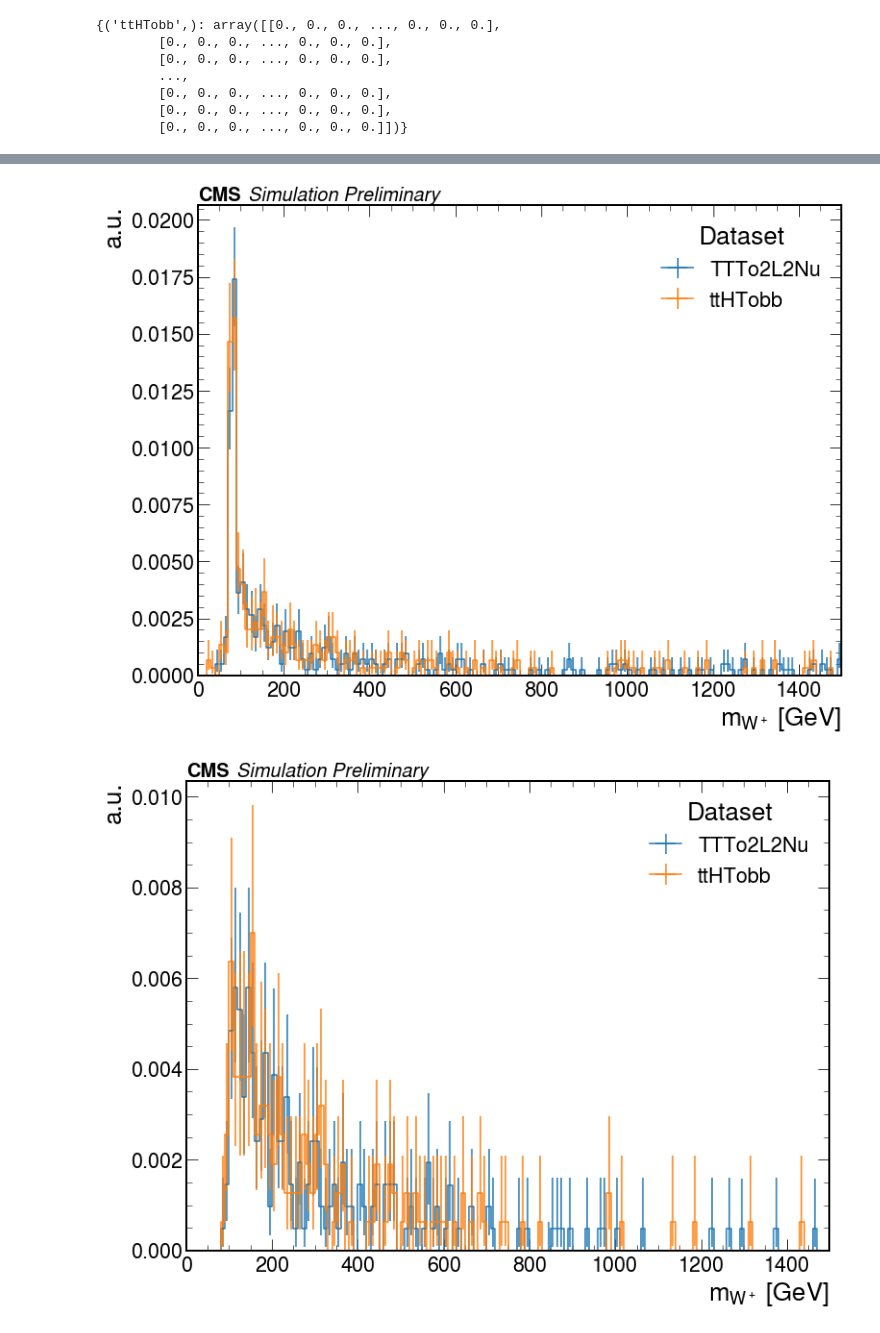
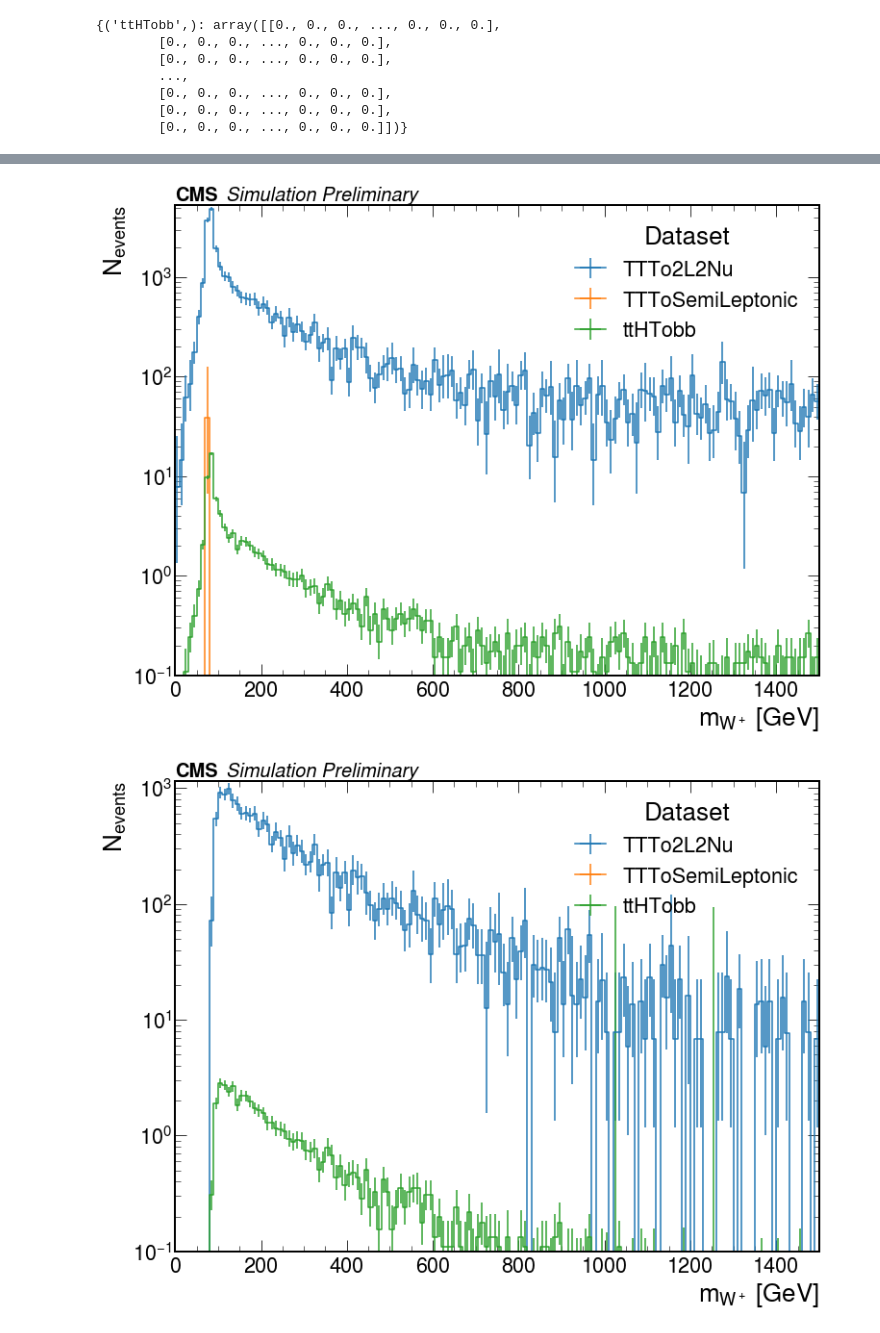
Before and after one commit to mmarchegiani/ttHbb, a Jupyter notebook: make_some_plots.ipynb, the cells around one changed output, grey strips where cells are left out. Drawn from its saved outputs; the diff is of its cells as text; code cells hidden in the pictures.

```diff
--- a/make_some_plots.ipynb
+++ b/make_some_plots.ipynb
@@ -31,0 +11,4 @@ output
+# %%
+#output = load("/work/mmarcheg/ttHbb/histograms/hists_dilepton_baseline_samples_t3local_2017_solvedmask.coffea")
+output = load("/work/mmarcheg/ttHbb/histograms/hists_dilepton_samples_TTTo2L2Nu_TTToSemiLeptonic_debug.coffea")
+output
@@ -52,6 +73,9 @@ def cms(ax, fontsize=20, hist2d=False):
                   style='italic',
                  )
     return
+
+dense=False
+scale="log"
 # %%
 fig, ax = plt.subplots(nrows=1, ncols=1, figsize=(12,9))
 cms(ax)
@@ -262,19 +319,23 @@ plt.close(fig)
 # %%
 fig, ax = plt.subplots(nrows=1, ncols=1, figsize=(12,9))
 cms(ax)
-hist.plot1d(output['hist_m_w_plus_2l2b_weights_nominal'].rebin("values", hist.Bin("values", "$m_{W^+}$ [GeV]", np.arange(0,1505,10))), density=True)
+hist.plot1d(output['hist_m_w_plus_2l2b_weights_nominal'].rebin("values", hist.Bin("values", "$m_{W^+}$ [GeV]", np.arange(0,1505,10))), density=dense)
+ax.set_ylim(0.1, None)
+ax.set_yscale(scale)
 plt.show()
 plt.close(fig)
 # %% [output]
-[figure, old version]
+[figure, new version]
 # %%
 fig, ax = plt.subplots(nrows=1, ncols=1, figsize=(12,9))
 cms(ax)
-hist.plot1d(output['hist_m_w_plus_2l2bhighmt_weights_nominal'].rebin("values", hist.Bin("values", "$m_{W^+}$ [GeV]", np.arange(0,1505,10))), density=True)
+hist.plot1d(output['hist_m_w_plus_2l2bhighmt_weights_nominal'].rebin("values", hist.Bin("values", "$m_{W^+}$ [GeV]", np.arange(0,1505,10))), density=dense)
+ax.set_ylim(0.1, None)
+ax.set_yscale(scale)
 plt.show()
 plt.close(fig)
 # %% [output]
-[figure, old version]
+[figure, new version]
 # %%
 fig, ax = plt.subplots(nrows=1, ncols=1, figsize=(12,9))
 cms(ax)
```
Also changed, not shown: parts of 29 cells of this notebook, 3 other files.
